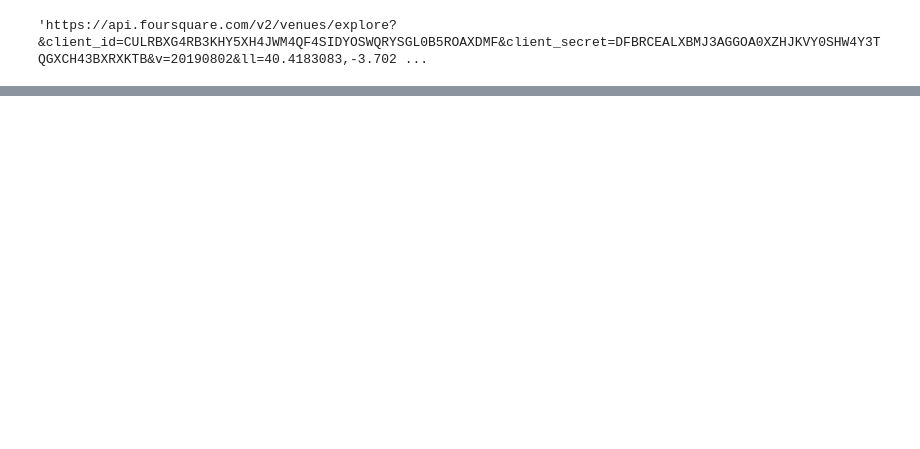
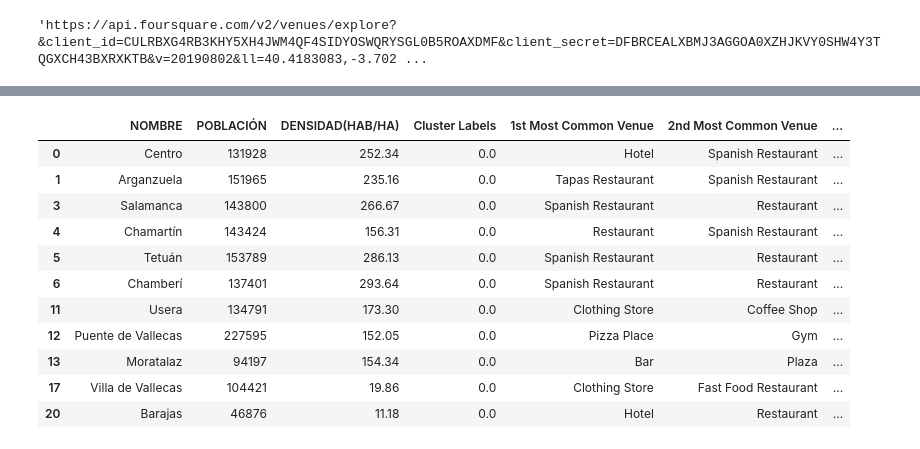
Before and after one commit to Mamunskaya/COURSERA_CAPSTONE, a Jupyter notebook: TheBattleOf....week2.ipynb, the cells around one changed output, grey strips where cells are left out. Cells and saved outputs as stored; diff of their text form; code cells hidden in the pictures; blank space fills up the shorter version.

```diff
--- a/TheBattleOf....week2.ipynb
+++ b/TheBattleOf....week2.ipynb
@@ -322,0 +339,11 @@ neighborhoods_venues_sorted.head()
+# %%
+# set number of clusters
+kclusters = 5
+
+Madrid_grouped_clustering = Madrid_grouped.drop('NOMBRE', 1)
+
+# run k-means clustering
+kmeans = KMeans(n_clusters=kclusters, random_state=0).fit(Madrid_grouped_clustering)
+
+# check cluster labels generated for each row in the dataframe
+kmeans.labels_[0:10]
@@ -322,0 +352,3 @@ neighborhoods_venues_sorted.head()
+# %%
+# add clustering labels
+neighborhoods_venues_sorted.insert(0, 'Cluster Labels', kmeans.labels_)
@@ -322,0 +365,7 @@ neighborhoods_venues_sorted.head()
+# %%
+Madrid_merged = dfDistritos
+
+# merge toronto_grouped with toronto_data to add latitude/longitude for each neighborhood
+Madrid_merged = Madrid_merged.join(neighborhoods_venues_sorted.set_index('NOMBRE'), on='NOMBRE')
+
+Madrid_merged.head() # check the last columns!
@@ -322,0 +379,2 @@ neighborhoods_venues_sorted.head()
+# %%
+Madrid_merged=Madrid_merged.dropna(subset=['Cluster Labels'])
@@ -322,0 +429,17 @@ neighborhoods_venues_sorted.head()
+# %%
+cluster=0
+
+Madrid_merged.loc[Madrid_merged['Cluster Labels'] == cluster, Madrid_merged.columns[[1] + list(range(5, Madrid_merged.shape[1]))]]
+# %% [output]
+|  | NOMBRE | POBLACIÓN | DENSIDAD(HAB/HA) | Cluster Labels | 1st Most Common Venue | 2nd Most Common Venue | ... |
+| 0 | Centro | 131928 | 252.34 | 0.0 | Hotel | Spanish Restaurant | ... |
+| 1 | Arganzuela | 151965 | 235.16 | 0.0 | Tapas Restaurant | Spanish Restaurant | ... |
+| 3 | Salamanca | 143800 | 266.67 | 0.0 | Spanish Restaurant | Restaurant | ... |
+| 4 | Chamartín | 143424 | 156.31 | 0.0 | Restaurant | Spanish Restaurant | ... |
+| 5 | Tetuán | 153789 | 286.13 | 0.0 | Spanish Restaurant | Restaurant | ... |
+| 6 | Chamberí | 137401 | 293.64 | 0.0 | Spanish Restaurant | Restaurant | ... |
+| 11 | Usera | 134791 | 173.30 | 0.0 | Clothing Store | Coffee Shop | ... |
+| 12 | Puente de Vallecas | 227595 | 152.05 | 0.0 | Pizza Place | Gym | ... |
+| 13 | Moratalaz | 94197 | 154.34 | 0.0 | Bar | Plaza | ... |
+| 17 | Villa de Vallecas | 104421 | 19.86 | 0.0 | Clothing Store | Fast Food Restaurant | ... |
+| 20 | Barajas | 46876 | 11.18 | 0.0 | Hotel | Restaurant | ... |
```
Also changed, not shown: parts of 28 cells of this notebook.
